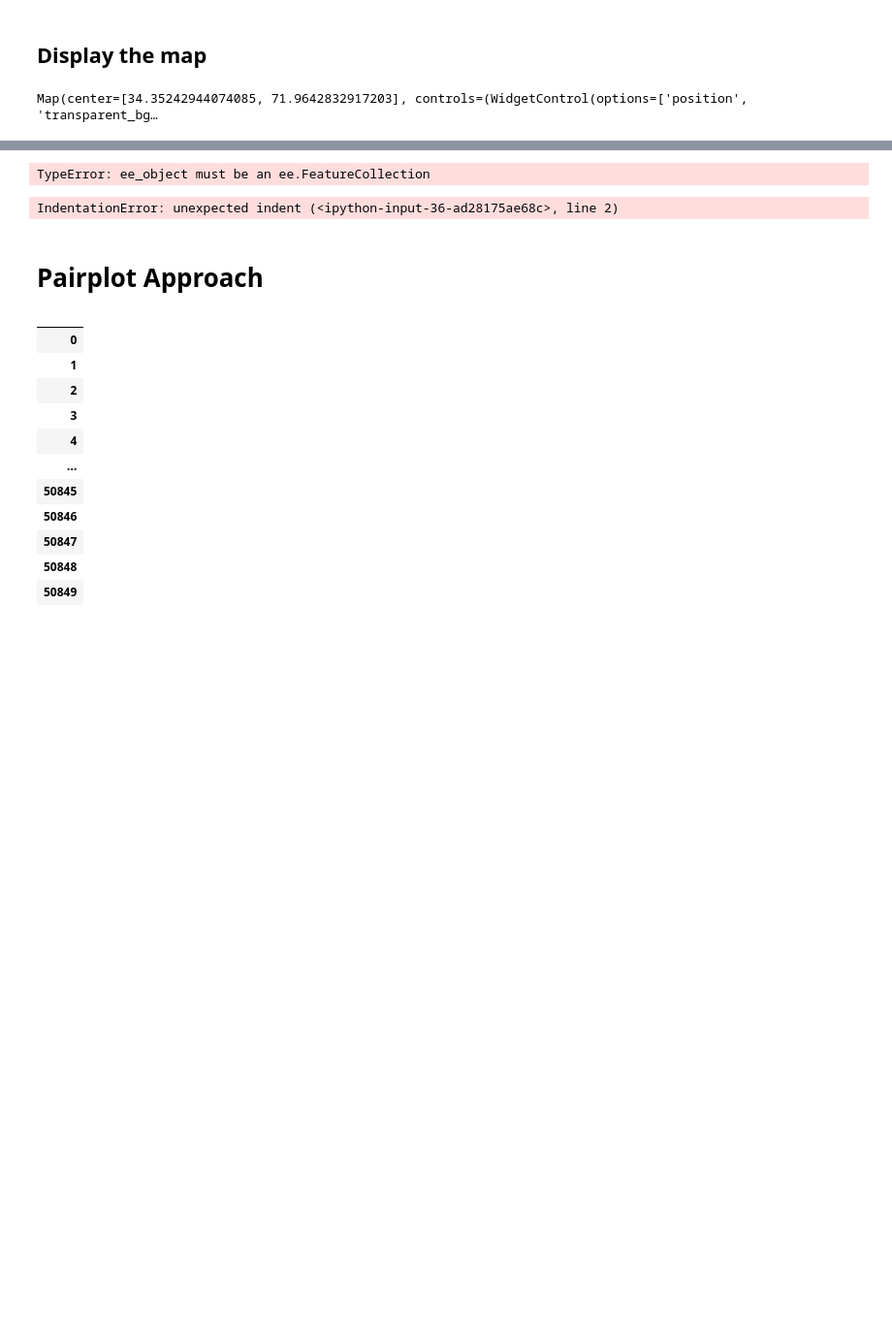
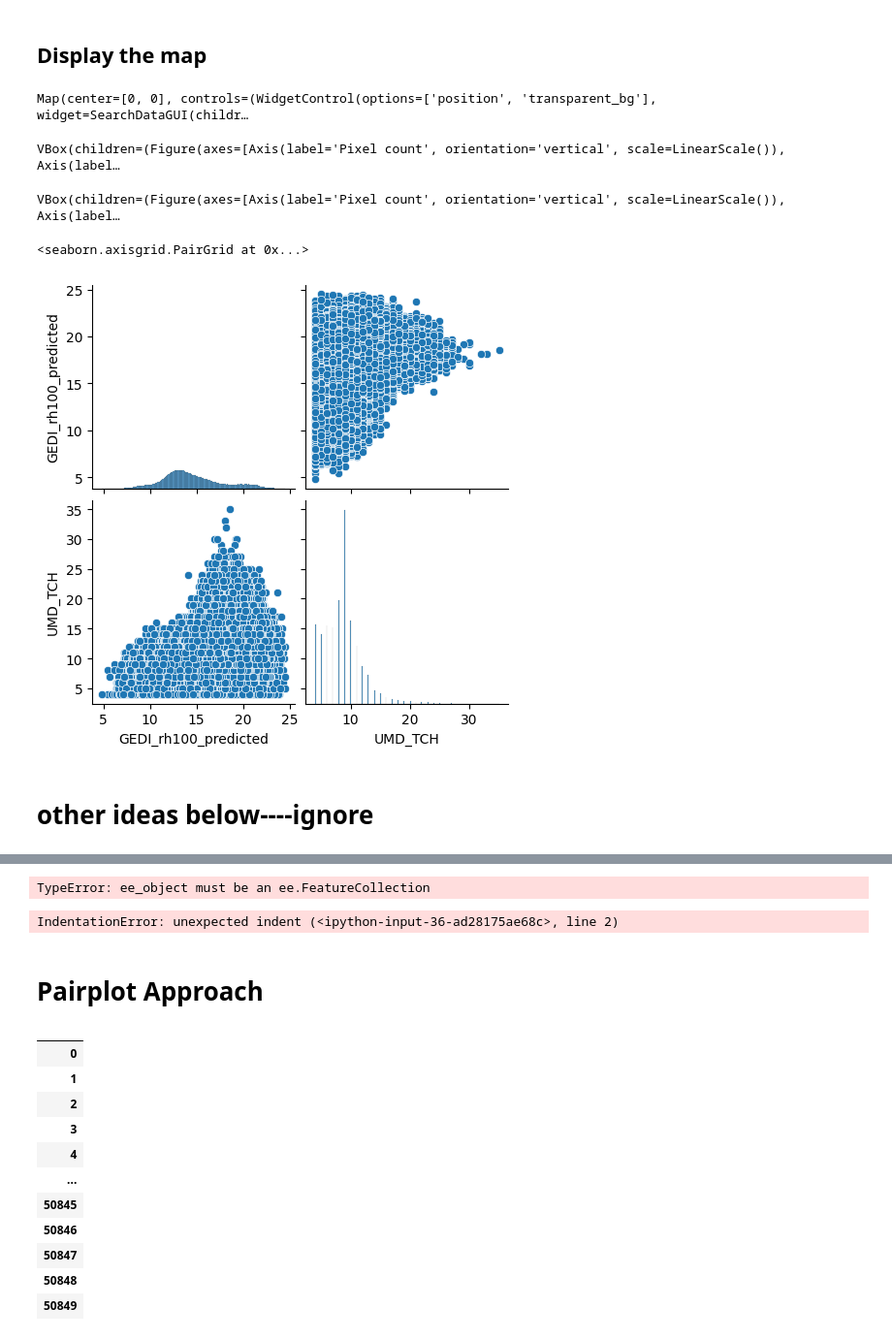
Before and after one commit to MayerT1/Pakistan_Research, a Jupyter notebook: Pakistan_Activity_1_Prelim.ipynb, the cells around one changed output, grey strips where cells are left out. Shown at 97% size. Cells and saved outputs as stored; diff of their text form; code cells hidden in the pictures; blank space fills up the shorter version.

```diff
--- a/Pakistan_Activity_1_Prelim.ipynb
+++ b/Pakistan_Activity_1_Prelim.ipynb
@@ -177,9 +184,65 @@ Map.addLayer(gedi_clip, {}, 'gedi_clip')
+# %%
+pariedviz = {
+  'bands': ["GEDI_rh100_predicted","UMD_TCH","UMD_TCH"],
+  'gamma': 1,
+  'max': 20.14475440979004,
+  'min': 0,
+  'opacity': 1,
+};
+
+pairedimages = ee.Image("users/tjm0042/PHD/GEDI_Height/paired_GEDI_RH100_UMD_TCH")
+Map.addLayer(pairedimages, pariedviz, 'pairedimages')
+# %%
+pairedImage_GTE = pairedimages.gte(4);
+pairedImage_GTE_only = pairedimages.updateMask(pairedImage_GTE);
+Map.addLayer(pairedImage_GTE_only,pariedviz, 'pairedImage_GTE_only')
 # %% [markdown]
 ## Display the map
 # %%
 Map
 # %% [output]
-Map(center=[34.35242944074085, 71.9642832917203], controls=(WidgetControl(options=['position', 'transparent_bg…
+Map(center=[0, 0], controls=(WidgetControl(options=['position', 'transparent_bg'], widget=SearchDataGUI(childr…
+# %%
+# source = pairedimages.toBands()
+bounds = pairedimages.geometry()
+my_sample = pairedImage_GTE_only.sample(bounds, 100)
+property = "GEDI_rh100_predicted"
+
+options = {
+    "title": "GEDI_rh100_predicted",
+    "xlabel": "GEDI_rh100_predicted",
+    "ylabel": "Pixel count",
+    "colors": ["#1d6b99"],
+}
+
+chart.feature_histogram(my_sample, property, **options)
+# %% [output]
+VBox(children=(Figure(axes=[Axis(label='Pixel count', orientation='vertical', scale=LinearScale()), Axis(label…
+# %%
+# source = pairedimages.toBands()
+bounds = pairedimages.geometry()
+my_sample_2 = pairedImage_GTE_only.sample(bounds, 100)
+property = "UMD_TCH"
+
+options_2 = {
+    "title": "UMD_TCH",
+    "xlabel": "UMD_TCH",
+    "ylabel": "Pixel count",
+    "colors": ["#FFEA00"],
+}
+
+chart.feature_histogram(my_sample_2, property, **options_2)
+# %% [output]
+VBox(children=(Figure(axes=[Axis(label='Pixel count', orientation='vertical', scale=LinearScale()), Axis(label…
+# %%
+
+gdf = geemap.ee_to_df(my_sample)
+sns.pairplot(gdf)
+# %% [output]
+<seaborn.axisgrid.PairGrid at 0x...>
+[figure, added]
+# %% [markdown]
+# other ideas below----ignore
 # %%
 gnpy = geemap.ee_to_numpy(gedi_clip.first(),admin2_M1,1000 )
 gnpy
```
Also changed, not shown: parts of 7 cells of this notebook.
